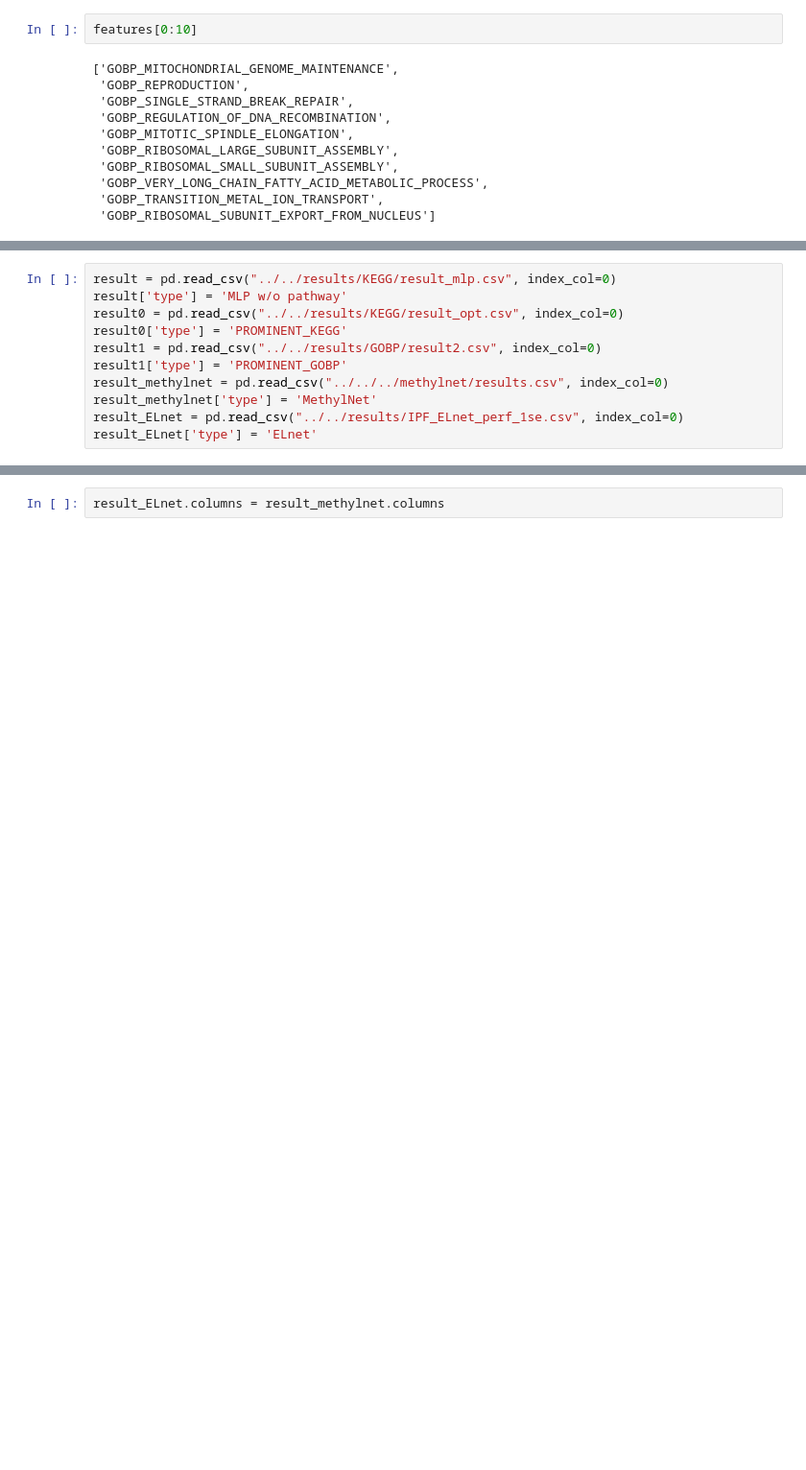
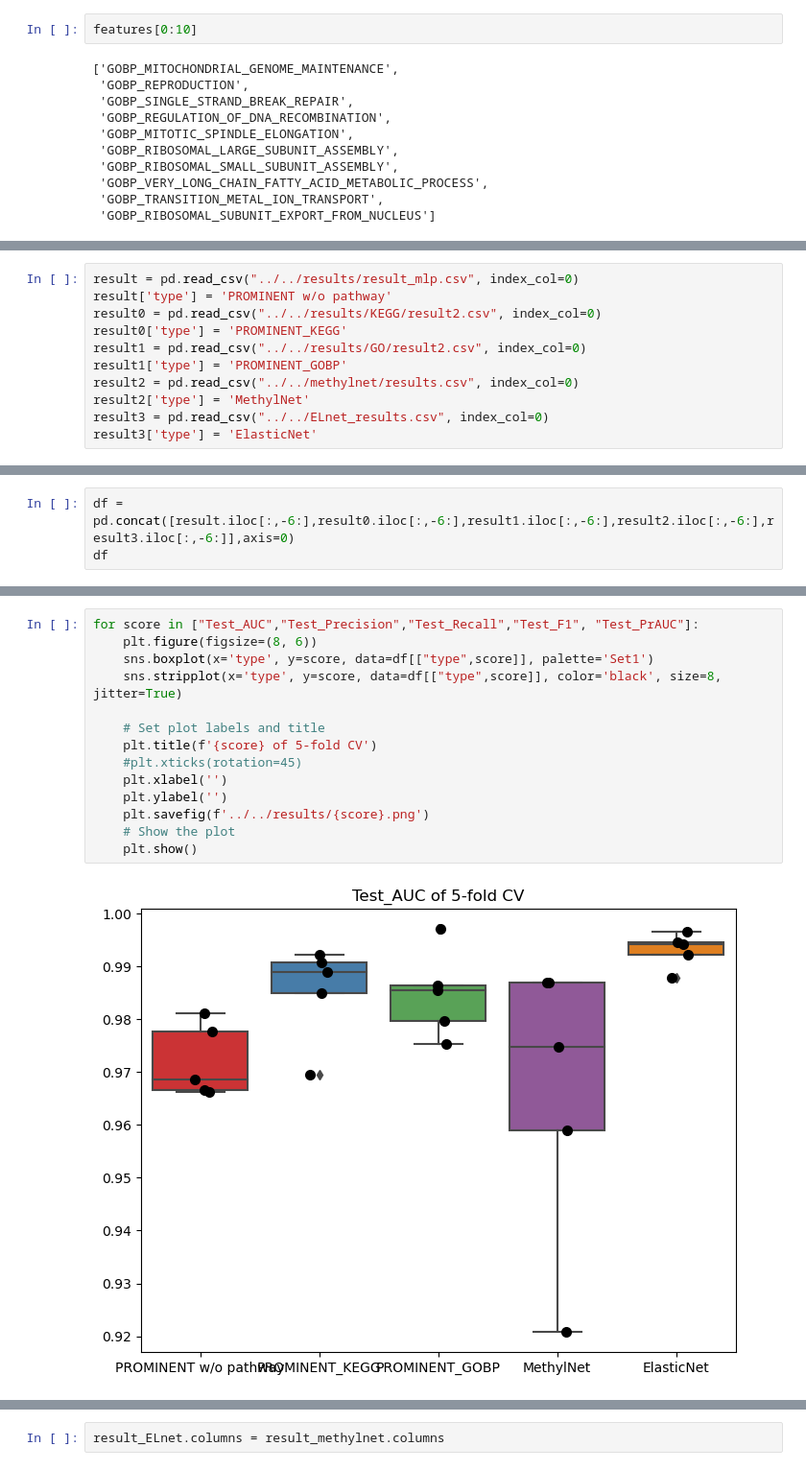
Before and after one commit to cloudmacchiato/dlmethylation, a Jupyter notebook: method/visualization.ipynb, the cells around one changed output, grey strips where cells are left out. Shown at 96% size. Cells and saved outputs as stored; diff of their text form; blank space fills up the shorter version.

```diff
--- a/method/visualization.ipynb
+++ b/method/visualization.ipynb
@@ -147,11 +157,11 @@ Text(0.5, 1.0, 'Top 30 Features')
 # %%
-result = pd.read_csv("../../results/KEGG/result_mlp.csv", index_col=0)
-result['type'] = 'MLP w/o pathway'
-result0 = pd.read_csv("../../results/KEGG/result_opt.csv", index_col=0)
+result = pd.read_csv("../../results/result_mlp.csv", index_col=0)
+result['type'] = 'PROMINENT w/o pathway'
+result0 = pd.read_csv("../../results/KEGG/result2.csv", index_col=0)
 result0['type'] = 'PROMINENT_KEGG'
-result1 = pd.read_csv("../../results/GOBP/result2.csv", index_col=0)
+result1 = pd.read_csv("../../results/GO/result2.csv", index_col=0)
 result1['type'] = 'PROMINENT_GOBP'
-result_methylnet = pd.read_csv("../../../methylnet/results.csv", index_col=0)
-result_methylnet['type'] = 'MethylNet'
-result_ELnet = pd.read_csv("../../results/IPF_ELnet_perf_1se.csv", index_col=0)
-result_ELnet['type'] = 'ELnet'
+result2 = pd.read_csv("../../methylnet/results.csv", index_col=0)
+result2['type'] = 'MethylNet'
+result3 = pd.read_csv("../../ELnet_results.csv", index_col=0)
+result3['type'] = 'ElasticNet'
@@ -157,0 +176,3 @@ result_ELnet['type'] = 'ELnet'
+# %%
+df = pd.concat([result.iloc[:,-6:],result0.iloc[:,-6:],result1.iloc[:,-6:],result2.iloc[:,-6:],result3.iloc[:,-6:]],axis=0)
+df
@@ -157,0 +197,16 @@ result_ELnet['type'] = 'ELnet'
+# %%
+for score in ["Test_AUC","Test_Precision","Test_Recall","Test_F1", "Test_PrAUC"]:
+    plt.figure(figsize=(8, 6))
+    sns.boxplot(x='type', y=score, data=df[["type",score]], palette='Set1')
+    sns.stripplot(x='type', y=score, data=df[["type",score]], color='black', size=8, jitter=True)
+
+    # Set plot labels and title
+    plt.title(f'{score} of 5-fold CV')
+    #plt.xticks(rotation=45)
+    plt.xlabel('')
+    plt.ylabel('')
+    plt.savefig(f'../../results/{score}.png')
+    # Show the plot
+    plt.show()
+# %% [output]
+[figure, added]
```
Also changed, not shown: parts of 7 cells of this notebook, 6 other files.
